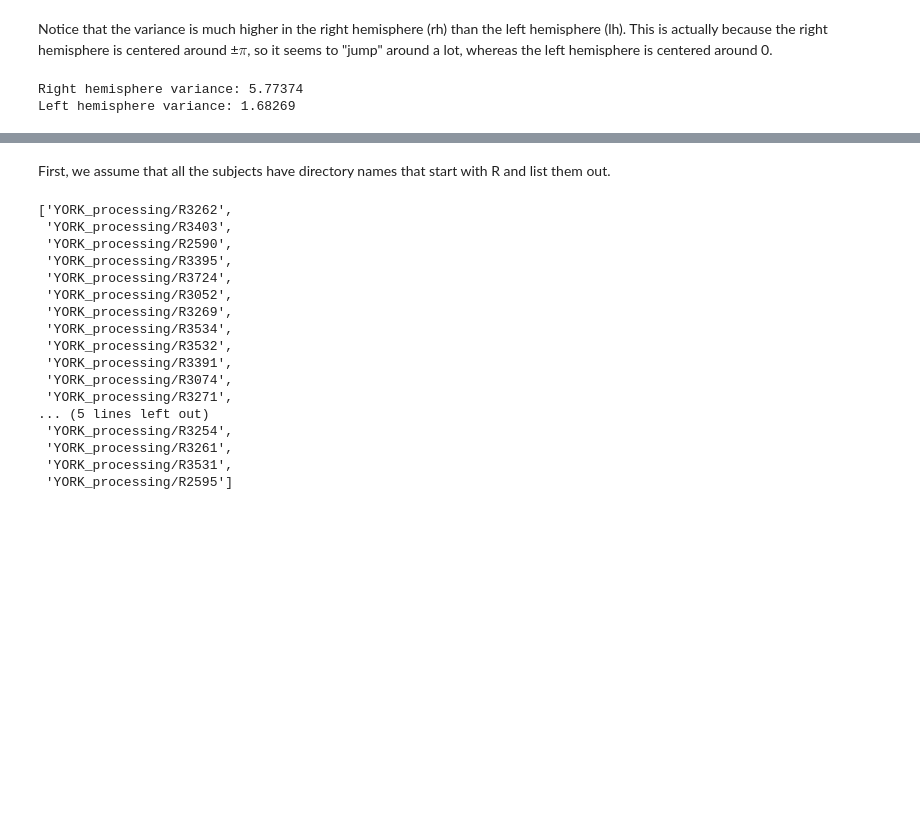
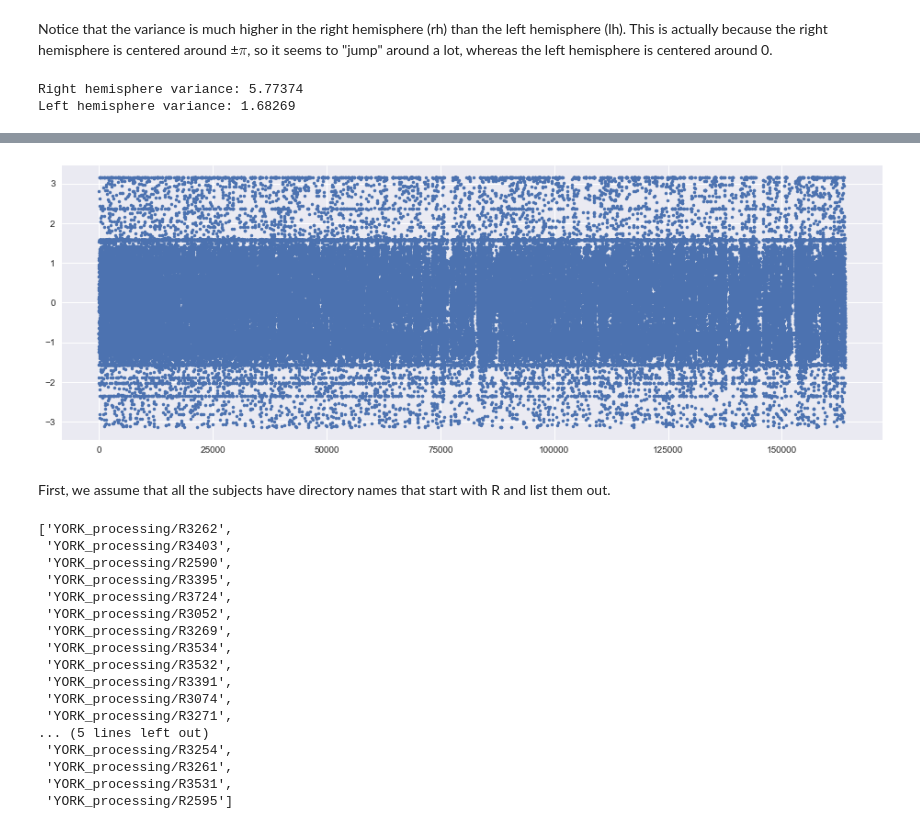
Before and after one commit to gkaguirrelab/extremeRetinotopy, a Jupyter notebook: fsAverage.ipynb, the cells around one changed output, grey strips where cells are left out. Saved outputs shown, nothing was run; the diff lists cells and outputs as text; code cells hidden in the pictures; blank space fills up the shorter version.

```diff
--- a/fsAverage.ipynb
+++ b/fsAverage.ipynb
@@ -72,0 +74,7 @@ Left hemisphere variance: 1.68269
+# %%
+# Side effect: lots of +pi data points
+trans_rh_pol_data = np.pi - rh_pol_data.flatten() % (2 * np.pi)
+plt.figure(figsize=(16.0, 5.5))
+plt.plot(trans_rh_pol_data, '.');
+# %% [output]
+[figure, added]
```
Also changed, not shown: parts of 5 cells of this notebook.
